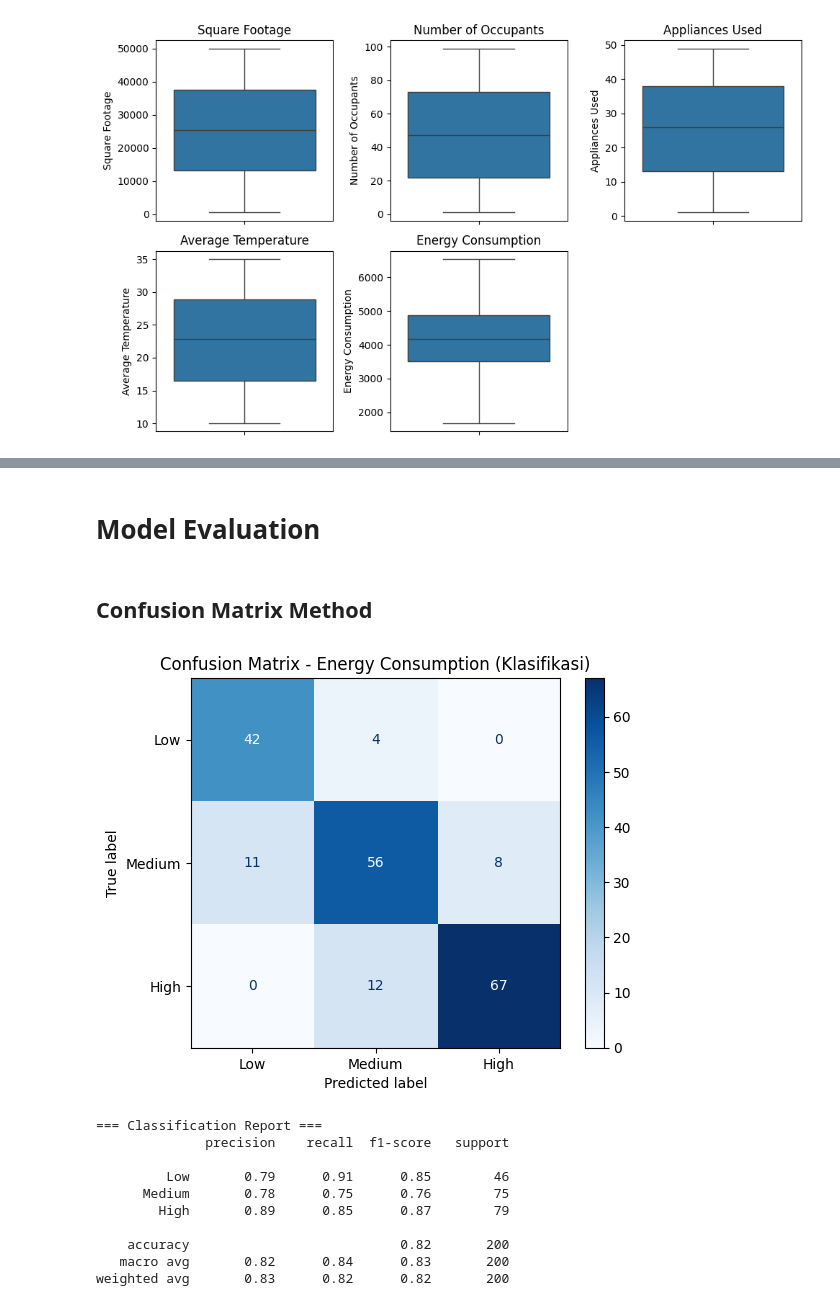
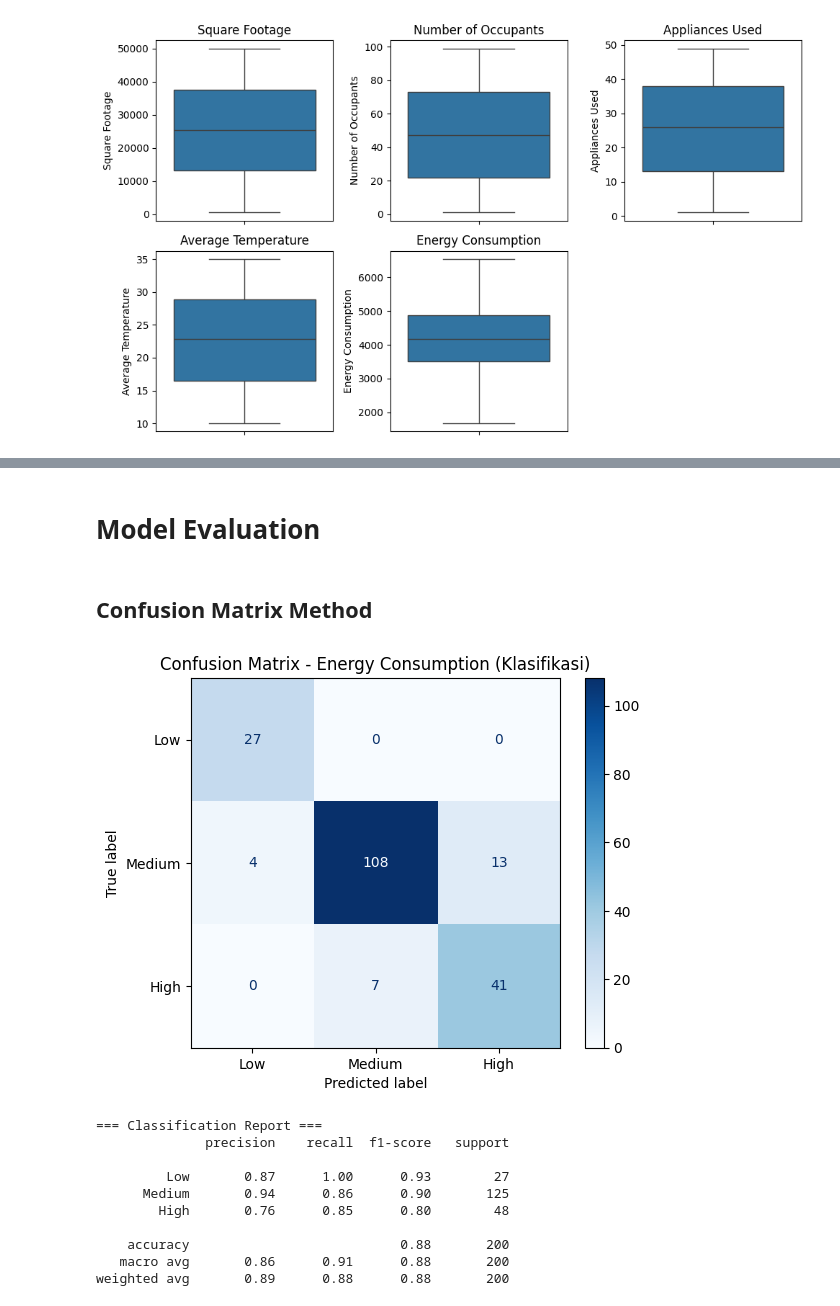
Before and after one commit to Fikri-Rouzan/energy-consumption-prediction, a Jupyter notebook: energy_consumption_prediction.ipynb, the cells around one changed output, grey strips where cells are left out. Saved outputs shown, nothing was run; the diff lists cells and outputs as text; code cells hidden in the pictures.

```diff
--- a/energy_consumption_prediction.ipynb
+++ b/energy_consumption_prediction.ipynb
@@ -57,0 +32,3 @@ df
+# %%
+df = pd.read_csv("https://drive.google.com/uc?export=download&id=1SDKVx_QLAgx6yyLS3D8ljd4GkkZqy_HG")
+df
@@ -502,19 +445,13 @@ target = 'Energy Consumption'
 cor_target = correlation_matrix[target].drop(target).sort_values(ascending=False)
 print("\nKorelasi fitur dengan target Energy Consumption:\n", cor_target)
 
-selected_features = cor_target[abs(cor_target) > 0.3].index.tolist()
-print("\nFitur terpilih:", selected_features)
-
-x = df_encoded[selected_features]
-y = df_encoded[target]
-
-x_train, x_test, y_train, y_test = train_test_split(x, y, test_size=0.2, random_state=42)
-
 print("\nShape Data:")
-print(f" x_train: {x_train.shape}")
-print(f" x_test : {x_test.shape}")
-print(f" y_train: {y_train.shape}")
-print(f" y_test : {y_test.shape}")
+print(f" x_train (Fitur)     : {x_train.shape}")
+print(f" x_test (Fitur)      : {x_test.shape}")
+print(f" y_train_reg (Target): {y_train_reg.shape}")
+print(f" y_test_reg (Target) : {y_test_reg.shape}")
+print(f" y_train_clf (Target): {y_train_clf.shape}")
+print(f" y_test_clf (Target) : {y_test_clf.shape}")
 # %% [output]
 [figure]
 Korelasi fitur dengan target Energy Consumption:
@@ -539,9 +476,9 @@ Shape Data:
 # %%
 lr_model = LinearRegression()
-lr_model.fit(x_train, y_train)
+lr_model.fit(x_train, y_train_reg)
 y_pred_lr = lr_model.predict(x_test)
 
 dt_model = DecisionTreeRegressor(random_state=42)
-dt_model.fit(x_train, y_train)
+dt_model.fit(x_train, y_train_reg)
 y_pred_dt = dt_model.predict(x_test)
 # %% [markdown]
@@ -549,12 +486,12 @@ y_pred_dt = dt_model.predict(x_test)
 # %%
 model_lr = LinearRegression()
-model_lr.fit(x_train, y_train)
+model_lr.fit(x_train, y_train_reg)
 y_pred = model_lr.predict(x_test)
 
-mae = mean_absolute_error(y_test, y_pred)
-mse = mean_squared_error(y_test, y_pred)
+mae = mean_absolute_error(y_test_reg, y_pred)
+mse = mean_squared_error(y_test_reg, y_pred)
 rmse = np.sqrt(mse)
-r2 = r2_score(y_test, y_pred)
+r2 = r2_score(y_test_reg, y_pred)
 
 print("=== Evaluasi Model Linear Regression ===")
 print(f" MAE  (Mean Absolute Error)    : {mae:.4f}")
@@ -600,4 +539,4 @@ plt.show()
 # %% [markdown]
-# Model Evaluation
+# **Model Evaluation**
 # %% [markdown]
-## Confusion Matrix Method
+## **Confusion Matrix Method**
@@ -615,23 +543,26 @@ y_pred_cls = clf.predict(x_test_cls)
 # %%
-cm = confusion_matrix(y_test_cls, y_pred_cls)
+clf = DecisionTreeClassifier(random_state=42)
+clf.fit(x_train, y_train_clf)
+y_pred_cls = clf.predict(x_test)
+
+cm = confusion_matrix(y_test_clf, y_pred_cls)
 disp = ConfusionMatrixDisplay(confusion_matrix=cm, display_labels=["Low", "Medium", "High"])
-
 disp.plot(cmap='Blues')
 plt.title("Confusion Matrix - Energy Consumption (Klasifikasi)")
 plt.show()
 
 print("\n=== Classification Report ===")
-print(classification_report(y_test_cls, y_pred_cls, target_names=["Low", "Medium", "High"]))
+print(classification_report(y_test_clf, y_pred_cls, target_names=["Low", "Medium", "High"]))
 # %% [output]
-[figure, old version]
+[figure, new version]
 === Classification Report ===
               precision    recall  f1-score   support
 
-         Low       0.79      0.91      0.85        46
-      Medium       0.78      0.75      0.76        75
-        High       0.89      0.85      0.87        79
+         Low       0.87      1.00      0.93        27
+      Medium       0.94      0.86      0.90       125
+        High       0.76      0.85      0.80        48
 
-    accuracy                           0.82       200
-   macro avg       0.82      0.84      0.83       200
-weighted avg       0.83      0.82      0.82       200
+    accuracy                           0.88       200
+   macro avg       0.86      0.91      0.88       200
+weighted avg       0.89      0.88      0.88       200
 # %% [markdown]
```
Also changed, not shown: parts of 69 cells of this notebook, 2 other files.
